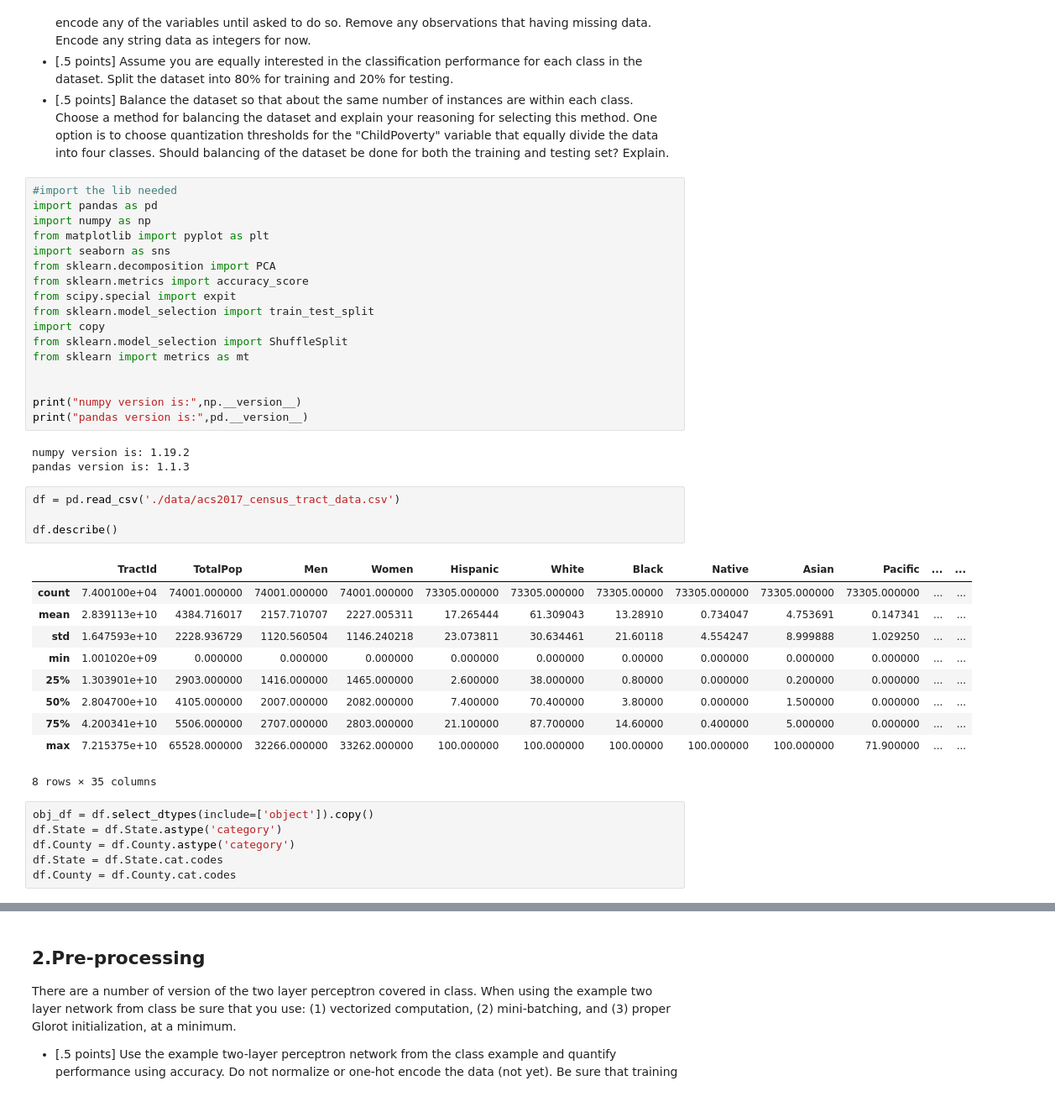
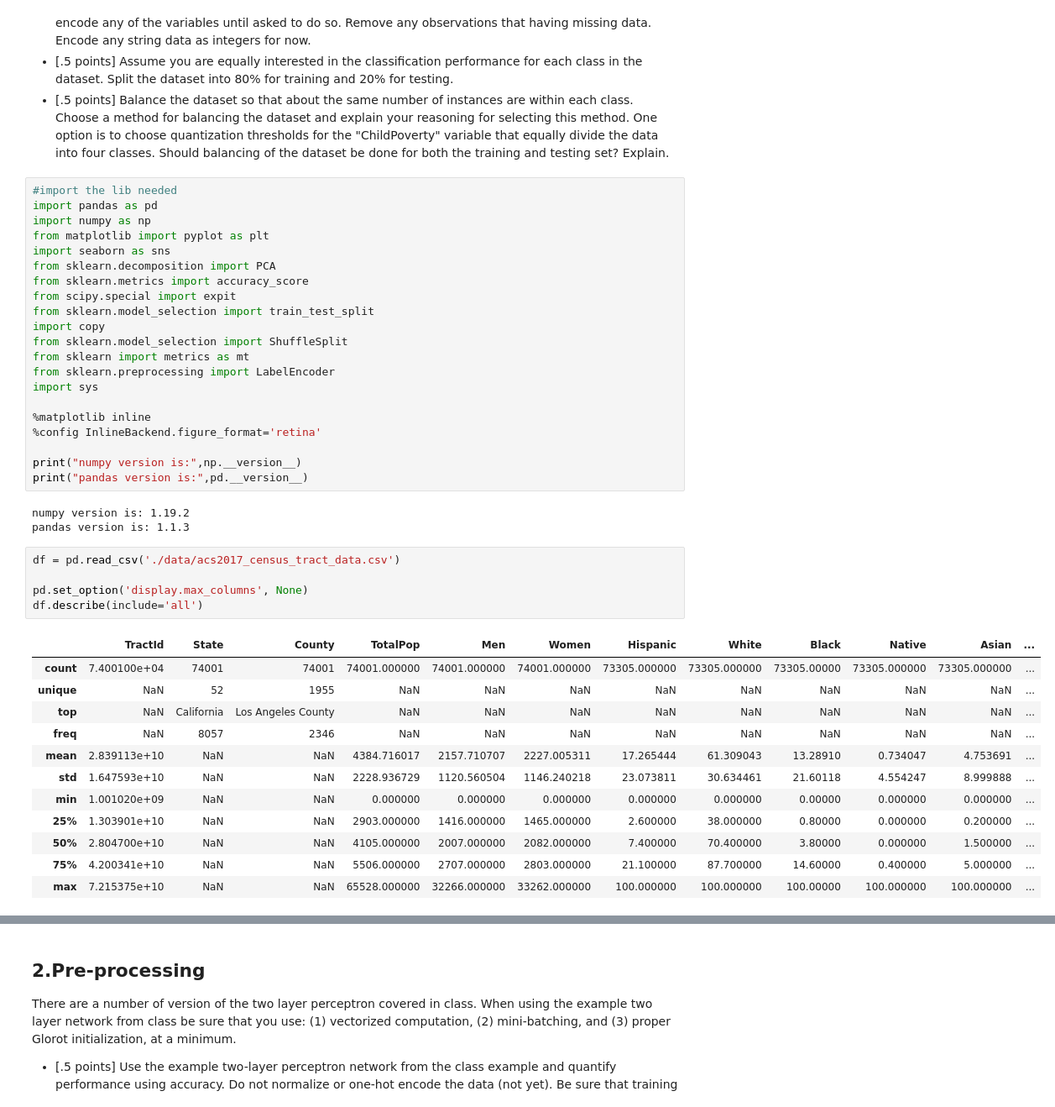
Before and after one commit to amor-tsai/MachineLearningNotebooks, a Jupyter notebook: Lab4.ipynb, the cells around one changed output, grey strips where cells are left out. Shown: that part at 84% size. Drawn from its saved outputs; the diff is of its cells as text.

```diff
--- a/Lab4.ipynb
+++ b/Lab4.ipynb
@@ -19,7 +19,11 @@ from sklearn.model_selection import train_test_split
 import copy
 from sklearn.model_selection import ShuffleSplit
 from sklearn import metrics as mt
+from sklearn.preprocessing import LabelEncoder
+import sys
 
+%matplotlib inline
+%config InlineBackend.figure_format='retina'
 
 print("numpy version is:",np.__version__)
 print("pandas version is:",pd.__version__)
@@ -29,21 +33,18 @@ pandas version is: 1.1.3
 # %%
 df = pd.read_csv('./data/acs2017_census_tract_data.csv')
 
-df.describe()
+pd.set_option('display.max_columns', None)
+df.describe(include='all')
 # %% [output]
-|  | TractId | TotalPop | Men | Women | Hispanic | White | Black | Native | Asian | Pacific | ... | ... |
-| count | 7.400100e+04 | 74001.000000 | 74001.000000 | 74001.000000 | 73305.000000 | 73305.000000 | 73305.00000 | 73305.000000 | 73305.000000 | 73305.000000 | ... | ... |
-| mean | 2.839113e+10 | 4384.716017 | 2157.710707 | 2227.005311 | 17.265444 | 61.309043 | 13.28910 | 0.734047 | 4.753691 | 0.147341 | ... | ... |
-| std | 1.647593e+10 | 2228.936729 | 1120.560504 | 1146.240218 | 23.073811 | 30.634461 | 21.60118 | 4.554247 | 8.999888 | 1.029250 | ... | ... |
-| min | 1.001020e+09 | 0.000000 | 0.000000 | 0.000000 | 0.000000 | 0.000000 | 0.00000 | 0.000000 | 0.000000 | 0.000000 | ... | ... |
-| 25% | 1.303901e+10 | 2903.000000 | 1416.000000 | 1465.000000 | 2.600000 | 38.000000 | 0.80000 | 0.000000 | 0.200000 | 0.000000 | ... | ... |
-| 50% | 2.804700e+10 | 4105.000000 | 2007.000000 | 2082.000000 | 7.400000 | 70.400000 | 3.80000 | 0.000000 | 1.500000 | 0.000000 | ... | ... |
-| 75% | 4.200341e+10 | 5506.000000 | 2707.000000 | 2803.000000 | 21.100000 | 87.700000 | 14.60000 | 0.400000 | 5.000000 | 0.000000 | ... | ... |
-| max | 7.215375e+10 | 65528.000000 | 32266.000000 | 33262.000000 | 100.000000 | 100.000000 | 100.00000 | 100.000000 | 100.000000 | 71.900000 | ... | ... |
+|  | TractId | State | County | TotalPop | Men | Women | Hispanic | White | Black | Native | Asian | ... |
+| count | 7.400100e+04 | 74001 | 74001 | 74001.000000 | 74001.000000 | 74001.000000 | 73305.000000 | 73305.000000 | 73305.00000 | 73305.000000 | 73305.000000 | ... |
+| unique | NaN | 52 | 1955 | NaN | NaN | NaN | NaN | NaN | NaN | NaN | NaN | ... |
+| top | NaN | California | Los Angeles County | NaN | NaN | NaN | NaN | NaN | NaN | NaN | NaN | ... |
+| freq | NaN | 8057 | 2346 | NaN | NaN | NaN | NaN | NaN | NaN | NaN | NaN | ... |
+| mean | 2.839113e+10 | NaN | NaN | 4384.716017 | 2157.710707 | 2227.005311 | 17.265444 | 61.309043 | 13.28910 | 0.734047 | 4.753691 | ... |
+| std | 1.647593e+10 | NaN | NaN | 2228.936729 | 1120.560504 | 1146.240218 | 23.073811 | 30.634461 | 21.60118 | 4.554247 | 8.999888 | ... |
+| min | 1.001020e+09 | NaN | NaN | 0.000000 | 0.000000 | 0.000000 | 0.000000 | 0.000000 | 0.00000 | 0.000000 | 0.000000 | ... |
+| 25% | 1.303901e+10 | NaN | NaN | 2903.000000 | 1416.000000 | 1465.000000 | 2.600000 | 38.000000 | 0.80000 | 0.000000 | 0.200000 | ... |
+| 50% | 2.804700e+10 | NaN | NaN | 4105.000000 | 2007.000000 | 2082.000000 | 7.400000 | 70.400000 | 3.80000 | 0.000000 | 1.500000 | ... |
+| 75% | 4.200341e+10 | NaN | NaN | 5506.000000 | 2707.000000 | 2803.000000 | 21.100000 | 87.700000 | 14.60000 | 0.400000 | 5.000000 | ... |
+| max | 7.215375e+10 | NaN | NaN | 65528.000000 | 32266.000000 | 33262.000000 | 100.000000 | 100.000000 | 100.00000 | 100.000000 | 100.000000 | ... |
-8 rows × 35 columns
-# %%
-obj_df = df.select_dtypes(include=['object']).copy()
-df.State = df.State.astype('category')
-df.County = df.County.astype('category')
-df.State = df.State.cat.codes
-df.County = df.County.cat.codes
```
Also changed, not shown: parts of 33 cells of this notebook.
